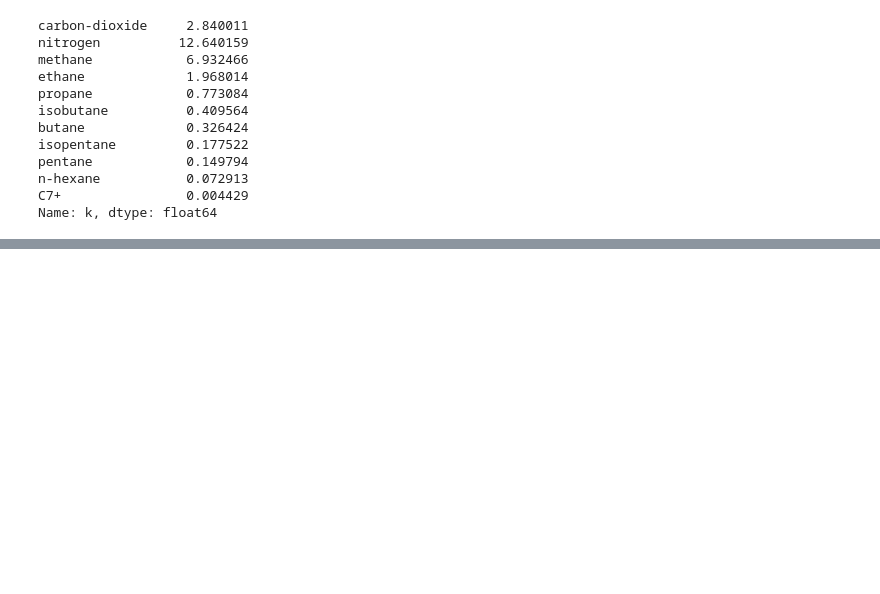
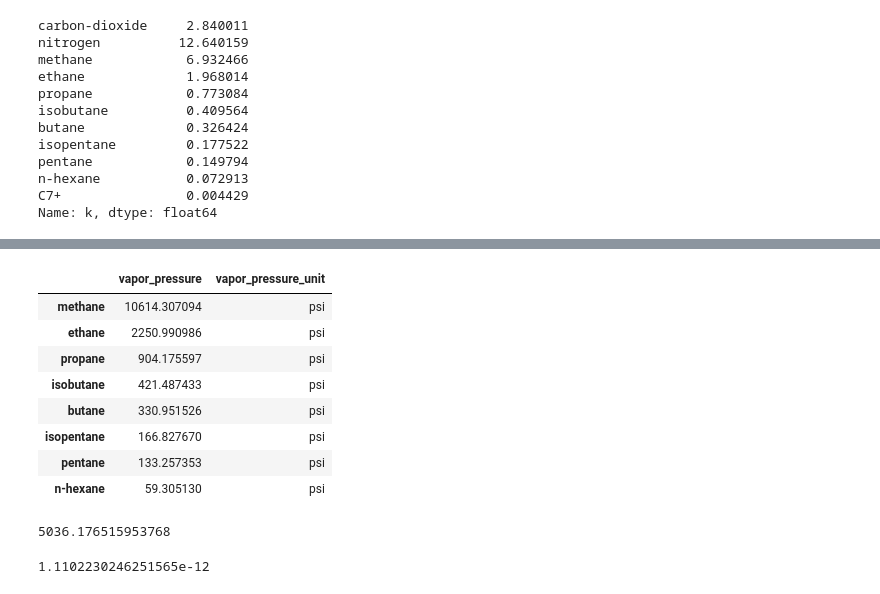
Before and after one commit to scuervo91/pvtpy, a Jupyter notebook: docs/examples/2-chromatography/1b-Chromatography.ipynb, the cells around one changed output, grey strips where cells are left out. Saved outputs shown, nothing was run; the diff lists cells and outputs as text; code cells hidden in the pictures; blank space fills up the shorter version.

```diff
--- a/docs/examples/2-chromatography/1b-Chromatography.ipynb
+++ b/docs/examples/2-chromatography/1b-Chromatography.ipynb
@@ -219,7 +221,15 @@ d2 = {
     'mole_fraction':[0.8,0.05,0.04,0.03,0.02,0.03,0.02,0.005]
 }
 
+c7_plus1 = Component(
+    name = 'C7+',
+    molecular_weight=140.0,
+    specific_gravity = 0.8,
+    mole_fraction=0.005,
+)
+
 ch2 = Chromatography()
 ch2.from_df(pd.DataFrame(d2),name='comp')
+ch2.plus_fraction = c7_plus1
 
 ch2.df()['mole_fraction']
@@ -226,5 +247,25 @@ ch2.df()['mole_fraction']
+# %%
+t2 = Temperature(value=250, unit='farenheit')
+# %%
+ch2.vapor_pressure(t2)
+# %% [output]
+|  | vapor_pressure | vapor_pressure_unit |
+| methane | 10614.307094 | psi |
+| ethane | 2250.990986 | psi |
+| propane | 904.175597 | psi |
+| isobutane | 421.487433 | psi |
+| butane | 330.951526 | psi |
+| isopentane | 166.827670 | psi |
+| pentane | 133.257353 | psi |
+| n-hexane | 59.305130 | psi |
+# %%
+ch2.convergence_pressure(t2, method='rzasa')
+# %% [output]
+5036.176515953768
 # %%
 ch2.dew_point(Temperature(value=250, unit='farenheit'))
+# %% [output]
+1.1102230246251565e-12
 # %%
 ch2.bubble_point(Temperature(value=200, unit='farenheit'))
 # %%
```
Also changed, not shown: parts of 5 cells of this notebook, 6 other files.
